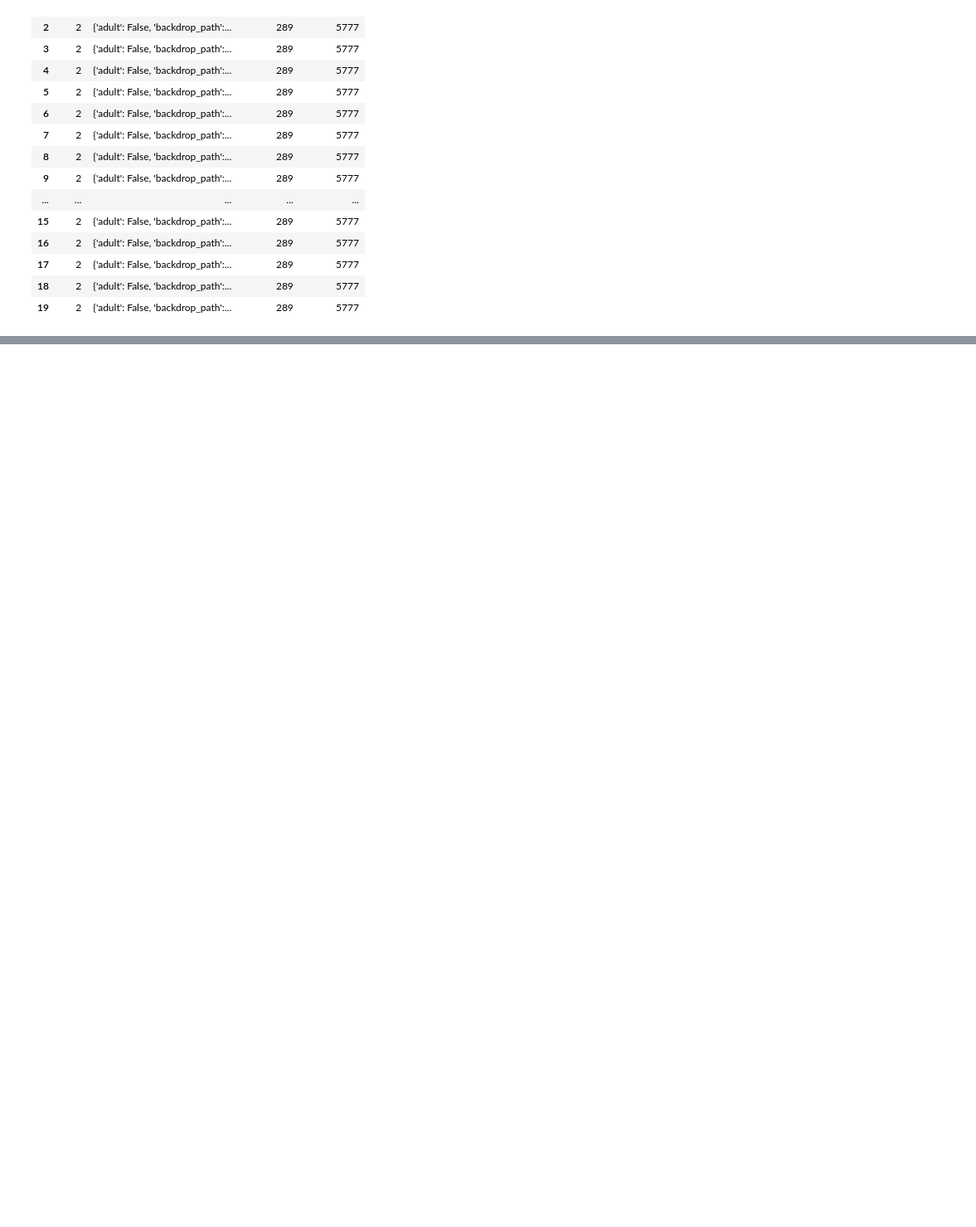
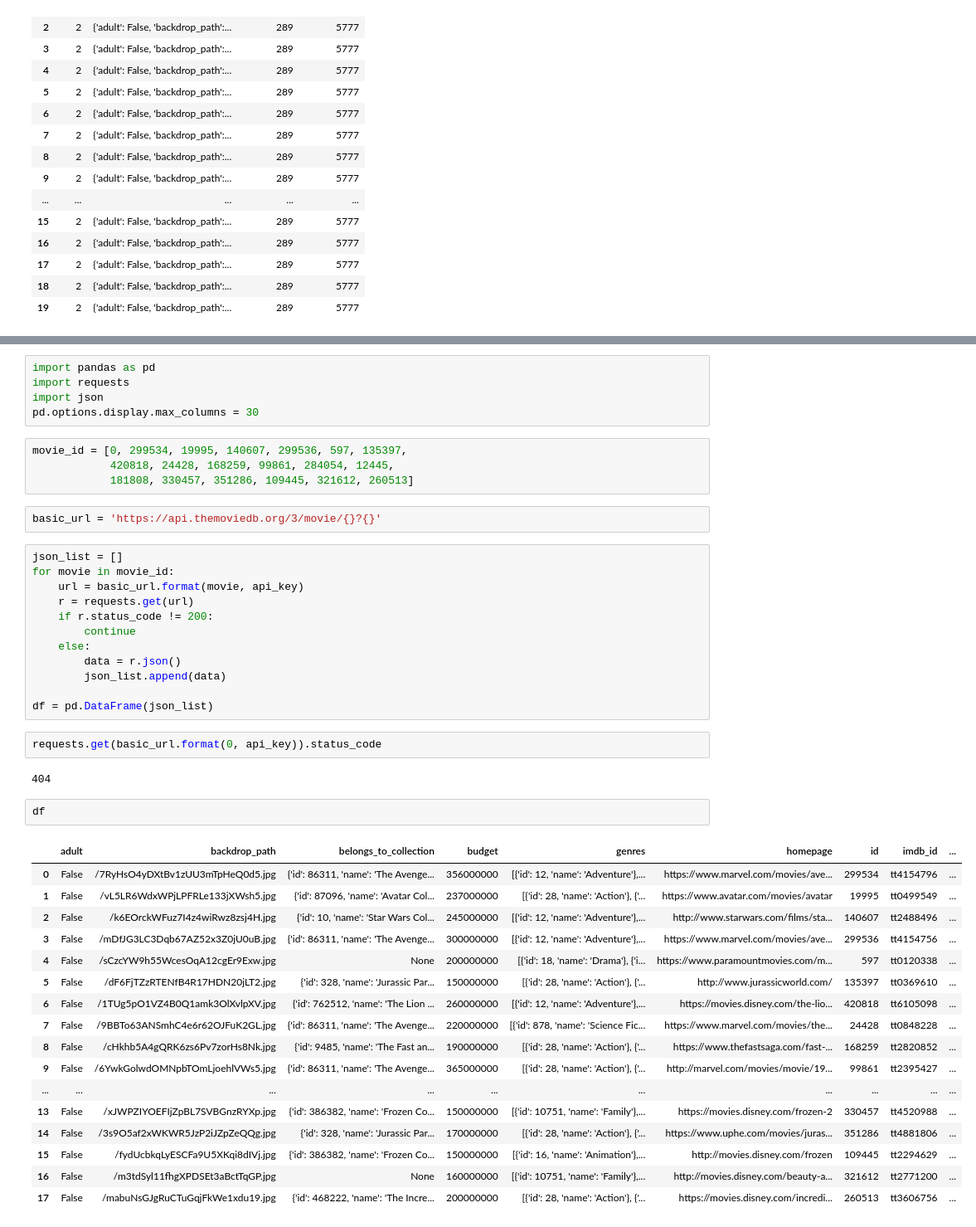
Before and after one commit to Jamal811/Data-Science, a Jupyter notebook: Data-Scince-Projectbase/12-Projects-Data Science course/2 - Project 2 Data Import Working with APIs and JSON Movies Dataset/Project_02_ProjectBrief_blank.ipynb, the cells around one changed output, grey strips where cells are left out. Shown: that part at 83% size. Cells and saved outputs as stored; diff of their text form; blank space fills up the shorter version.

Commit message:
Importing and Saving the Movies Dataset (Best Practice)

```diff
--- a/Data-Scince-Projectbase/12-Projects-Data Science course/2 - Project 2 Data Import Working with APIs and JSON Movies Dataset/Project_02_ProjectBrief_blank.ipynb
+++ b/Data-Scince-Projectbase/12-Projects-Data Science course/2 - Project 2 Data Import Working with APIs and JSON Movies Dataset/Project_02_ProjectBrief_blank.ipynb
@@ -429,0 +423,47 @@ To load json files you can use
+# %%
+import pandas as pd
+import requests
+import json
+pd.options.display.max_columns = 30
+# %%
+movie_id = [0, 299534, 19995, 140607, 299536, 597, 135397,
+            420818, 24428, 168259, 99861, 284054, 12445,
+            181808, 330457, 351286, 109445, 321612, 260513]
+# %%
+basic_url = 'https://api.themoviedb.org/3/movie/{}?{}'
+# %%
+json_list = []
+for movie in movie_id:
+    url = basic_url.format(movie, api_key)
+    r = requests.get(url)
+    if r.status_code != 200:
+        continue
+    else:
+        data = r.json()
+        json_list.append(data)
+
+df = pd.DataFrame(json_list)
+# %%
+requests.get(basic_url.format(0, api_key)).status_code
+# %% [output]
+404
+# %%
+df
+# %% [output]
+|  | adult | backdrop_path | belongs_to_collection | budget | genres | homepage | id | imdb_id | ... |
+| 0 | False | /7RyHsO4yDXtBv1zUU3mTpHeQ0d5.jpg | {'id': 86311, 'name': 'The Avenge... | 356000000 | [{'id': 12, 'name': 'Adventure'},... | https://www.marvel.com/movies/ave... | 299534 | tt4154796 | ... |
+| 1 | False | /vL5LR6WdxWPjLPFRLe133jXWsh5.jpg | {'id': 87096, 'name': 'Avatar Col... | 237000000 | [{'id': 28, 'name': 'Action'}, {'... | https://www.avatar.com/movies/avatar | 19995 | tt0499549 | ... |
+| 2 | False | /k6EOrckWFuz7I4z4wiRwz8zsj4H.jpg | {'id': 10, 'name': 'Star Wars Col... | 245000000 | [{'id': 12, 'name': 'Adventure'},... | http://www.starwars.com/films/sta... | 140607 | tt2488496 | ... |
+| 3 | False | /mDfJG3LC3Dqb67AZ52x3Z0jU0uB.jpg | {'id': 86311, 'name': 'The Avenge... | 300000000 | [{'id': 12, 'name': 'Adventure'},... | https://www.marvel.com/movies/ave... | 299536 | tt4154756 | ... |
+| 4 | False | /sCzcYW9h55WcesOqA12cgEr9Exw.jpg | None | 200000000 | [{'id': 18, 'name': 'Drama'}, {'i... | https://www.paramountmovies.com/m... | 597 | tt0120338 | ... |
+| 5 | False | /dF6FjTZzRTENfB4R17HDN20jLT2.jpg | {'id': 328, 'name': 'Jurassic Par... | 150000000 | [{'id': 28, 'name': 'Action'}, {'... | http://www.jurassicworld.com/ | 135397 | tt0369610 | ... |
+| 6 | False | /1TUg5pO1VZ4B0Q1amk3OlXvlpXV.jpg | {'id': 762512, 'name': 'The Lion ... | 260000000 | [{'id': 12, 'name': 'Adventure'},... | https://movies.disney.com/the-lio... | 420818 | tt6105098 | ... |
+| 7 | False | /9BBTo63ANSmhC4e6r62OJFuK2GL.jpg | {'id': 86311, 'name': 'The Avenge... | 220000000 | [{'id': 878, 'name': 'Science Fic... | https://www.marvel.com/movies/the... | 24428 | tt0848228 | ... |
+| 8 | False | /cHkhb5A4gQRK6zs6Pv7zorHs8Nk.jpg | {'id': 9485, 'name': 'The Fast an... | 190000000 | [{'id': 28, 'name': 'Action'}, {'... | https://www.thefastsaga.com/fast-... | 168259 | tt2820852 | ... |
+| 9 | False | /6YwkGolwdOMNpbTOmLjoehlVWs5.jpg | {'id': 86311, 'name': 'The Avenge... | 365000000 | [{'id': 28, 'name': 'Action'}, {'... | http://marvel.com/movies/movie/19... | 99861 | tt2395427 | ... |
+| ... | ... | ... | ... | ... | ... | ... | ... | ... | ... |
+| 13 | False | /xJWPZIYOEFIjZpBL7SVBGnzRYXp.jpg | {'id': 386382, 'name': 'Frozen Co... | 150000000 | [{'id': 10751, 'name': 'Family'},... | https://movies.disney.com/frozen-2 | 330457 | tt4520988 | ... |
+| 14 | False | /3s9O5af2xWKWR5JzP2iJZpZeQQg.jpg | {'id': 328, 'name': 'Jurassic Par... | 170000000 | [{'id': 28, 'name': 'Action'}, {'... | https://www.uphe.com/movies/juras... | 351286 | tt4881806 | ... |
+| 15 | False | /fydUcbkqLyESCFa9U5XKqi8dIVj.jpg | {'id': 386382, 'name': 'Frozen Co... | 150000000 | [{'id': 16, 'name': 'Animation'},... | http://movies.disney.com/frozen | 109445 | tt2294629 | ... |
+| 16 | False | /m3tdSyl11fhgXPDSEt3aBctTqGP.jpg | None | 160000000 | [{'id': 10751, 'name': 'Family'},... | http://movies.disney.com/beauty-a... | 321612 | tt2771200 | ... |
+| 17 | False | /mabuNsGJgRuCTuGqjFkWe1xdu19.jpg | {'id': 468222, 'name': 'The Incre... | 200000000 | [{'id': 28, 'name': 'Action'}, {'... | https://movies.disney.com/incredi... | 260513 | tt3606756 | ... |
```
Also changed, not shown: parts of 19 cells of this notebook, 1 other file.
